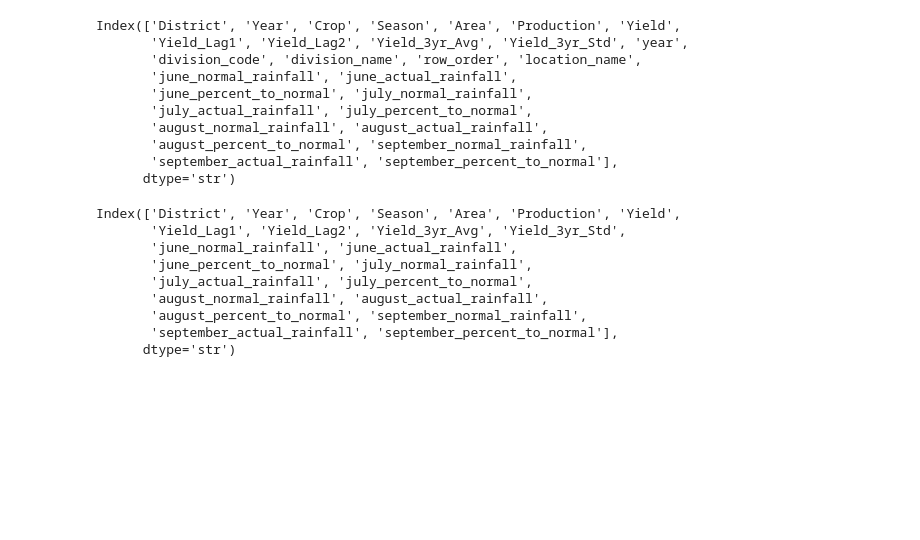
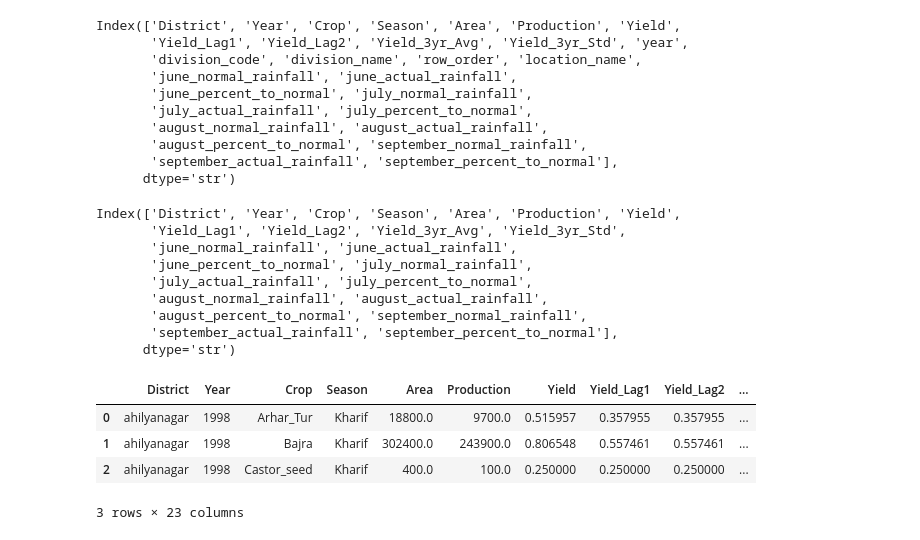
Before and after one commit to afrozAnsaari/Crop-Yield-Analysis-Prediction, a Jupyter notebook: merge_data.ipynb, the cells around one changed output. Cells and saved outputs as stored; diff of their text form; code cells hidden in the pictures; blank space fills up the shorter version.

```diff
--- a/merge_data.ipynb
+++ b/merge_data.ipynb
@@ -331,4 +331,10 @@ Index(['District', 'Year', 'Crop', 'Season', 'Area', 'Production', 'Yield',
        'september_actual_rainfall', 'september_percent_to_normal'],
       dtype='str')
 # %%
-df.head(32)
+df.head(3)
+# %% [output]
+|  | District | Year | Crop | Season | Area | Production | Yield | Yield_Lag1 | Yield_Lag2 | ... |
+| 0 | ahilyanagar | 1998 | Arhar_Tur | Kharif | 18800.0 | 9700.0 | 0.515957 | 0.357955 | 0.357955 | ... |
+| 1 | ahilyanagar | 1998 | Bajra | Kharif | 302400.0 | 243900.0 | 0.806548 | 0.557461 | 0.557461 | ... |
+| 2 | ahilyanagar | 1998 | Castor_seed | Kharif | 400.0 | 100.0 | 0.250000 | 0.250000 | 0.250000 | ... |
+3 rows × 23 columns
```
Also changed, not shown: parts of 1 cell of this notebook, 6 other files.
